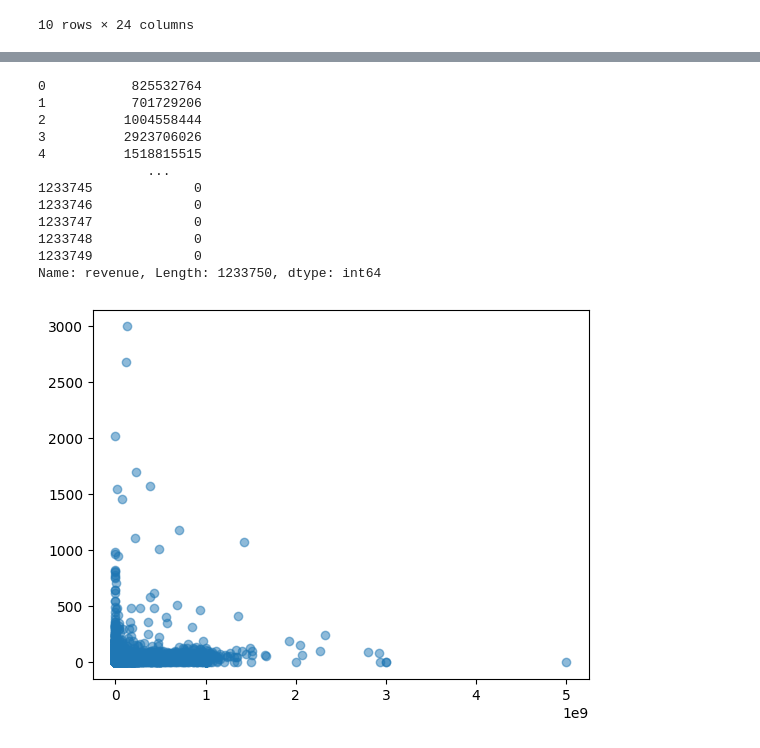
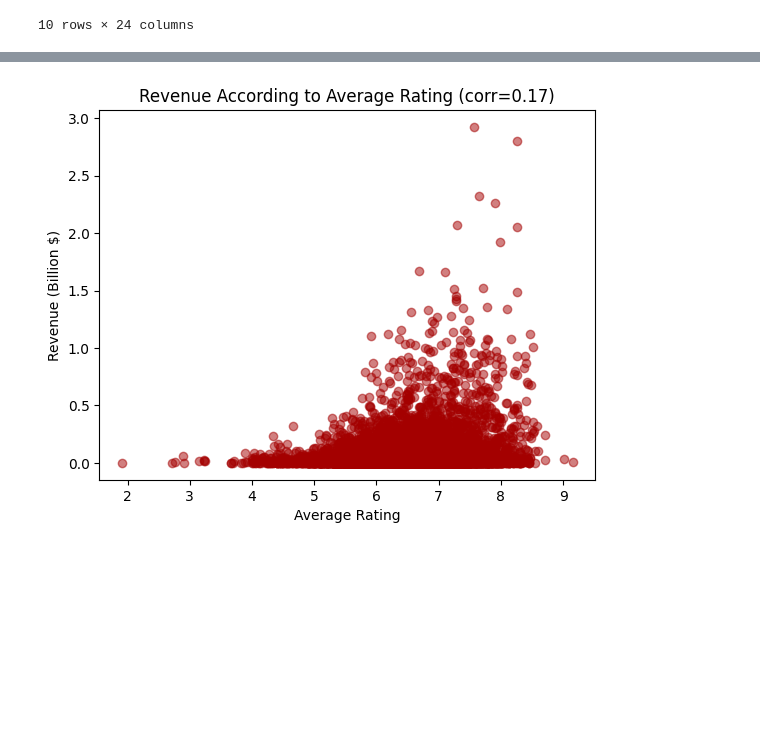
Before and after one commit to OrF8/Reel-Patterns, a Jupyter notebook: visualizations.ipynb, the cells around one changed output, grey strips where cells are left out. Saved outputs shown, nothing was run; the diff lists cells and outputs as text; code cells hidden in the pictures; blank space fills up the shorter version.

```diff
--- a/visualizations.ipynb
+++ b/visualizations.ipynb
@@ -50,18 +59,13 @@ plt.savefig("release_years_histogram.png", dpi=300)
-# %%
-plt.scatter(df['revenue'], df['popularity'], alpha=0.5)
-
-df['revenue']
-# %% [output]
-0           825532764
-1           701729206
-2          1004558444
-3          2923706026
-4          1518815515
-              ...
-1233745             0
-1233746             0
-1233747             0
-1233748             0
-1233749             0
-Name: revenue, Length: 1233750, dtype: int64
-[figure, removed]
+# %%
+revenue_df = df[(df['revenue'] > 0) & (df['revenue'] < 3000000000) & (df['vote_average'] > 0) & (df['vote_average'] < 10)
+& (df['vote_count'] > 100)]
+plt.scatter(revenue_df['vote_average'], revenue_df['revenue'], color='#A40000', alpha=0.5)
+correlation = revenue_df['vote_average'].corr(revenue_df['revenue'])
+plt.title(f'Revenue According to Average Rating (corr={correlation:.2f})')
+plt.xlabel('Average Rating')
+plt.ylabel('Revenue (Billion $)')
+plt.gca().yaxis.set_major_formatter(plt.FuncFormatter(lambda x, _: f'{x/1e9:.1f}'))
+plt.savefig("revenue_average.png", dpi=300)
+plt.show()
+# %% [output]
+[figure, added]
```
Also changed, not shown: parts of 7 cells of this notebook, 2 other files.
